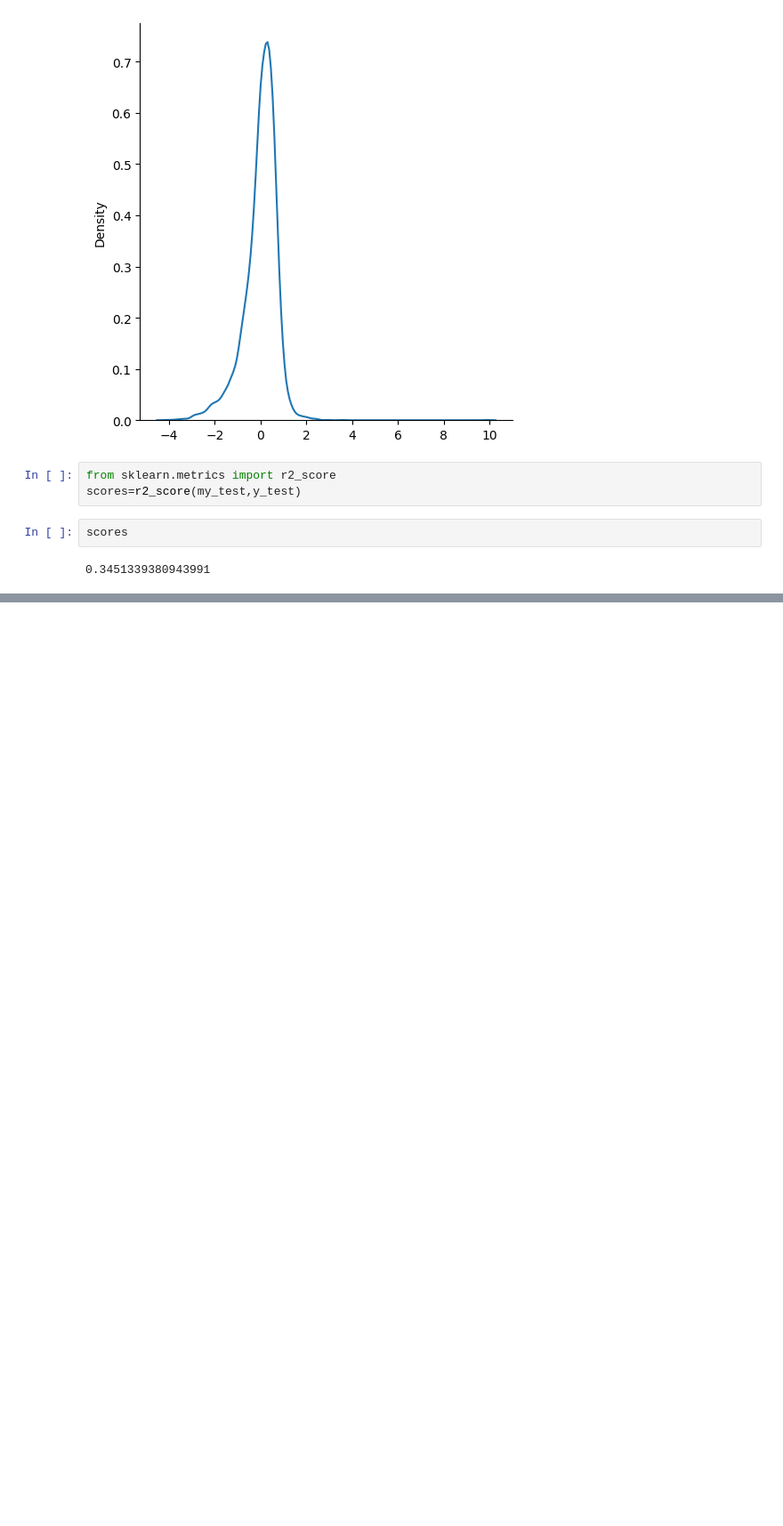
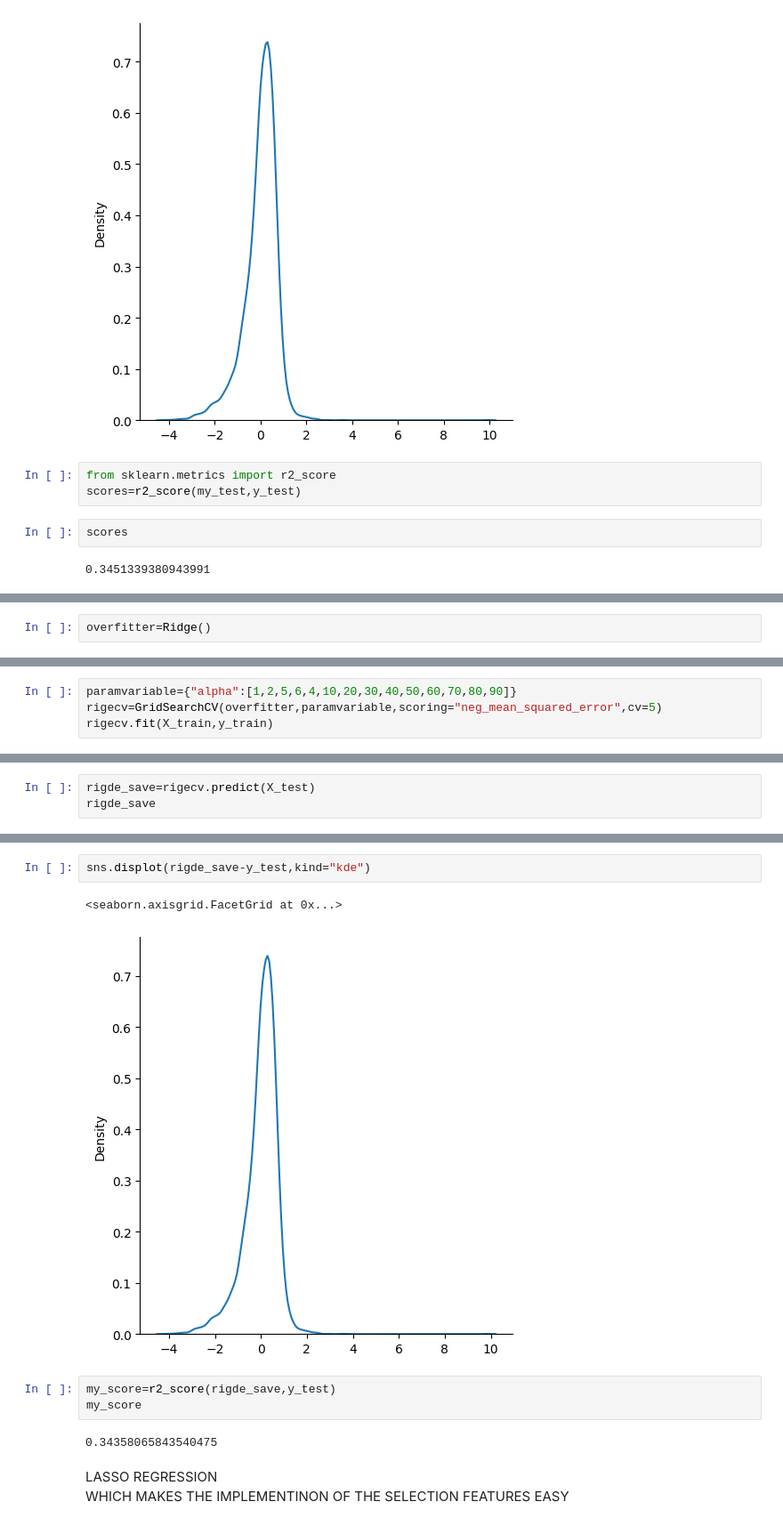
Before and after one commit to BALAJI08953/BASIC_MACHINE_LEARING_CONCEPTS, a Jupyter notebook: project-linearregression.ipynb, the cells around one changed output, grey strips where cells are left out. Shown at 89% size. Cells and saved outputs as stored; diff of their text form; blank space fills up the shorter version.

Commit message:
RIDGE AND LASSO COMMIT ON 09-11-2026

```diff
--- a/project-linearregression.ipynb
+++ b/project-linearregression.ipynb
@@ -110,0 +116,2 @@ scores
+# %%
+overfitter=Ridge()
@@ -110,0 +122,4 @@ scores
+# %%
+paramvariable={"alpha":[1,2,5,6,4,10,20,30,40,50,60,70,80,90]}
+rigecv=GridSearchCV(overfitter,paramvariable,scoring="neg_mean_squared_error",cv=5)
+rigecv.fit(X_train,y_train)
@@ -110,0 +139,3 @@ scores
+# %%
+rigde_save=rigecv.predict(X_test)
+rigde_save
@@ -110,0 +160,13 @@ scores
+# %%
+sns.displot(rigde_save-y_test,kind="kde")
+# %% [output]
+<seaborn.axisgrid.FacetGrid at 0x...>
+[figure, added]
+# %%
+my_score=r2_score(rigde_save,y_test)
+my_score
+# %% [output]
+0.34358065843540475
+# %% [markdown]
+LASSO REGRESSION \
+WHICH MAKES THE IMPLEMENTINON OF THE SELECTION FEATURES EASY
```
Also changed, not shown: parts of 10 cells of this notebook, 1 other file.
